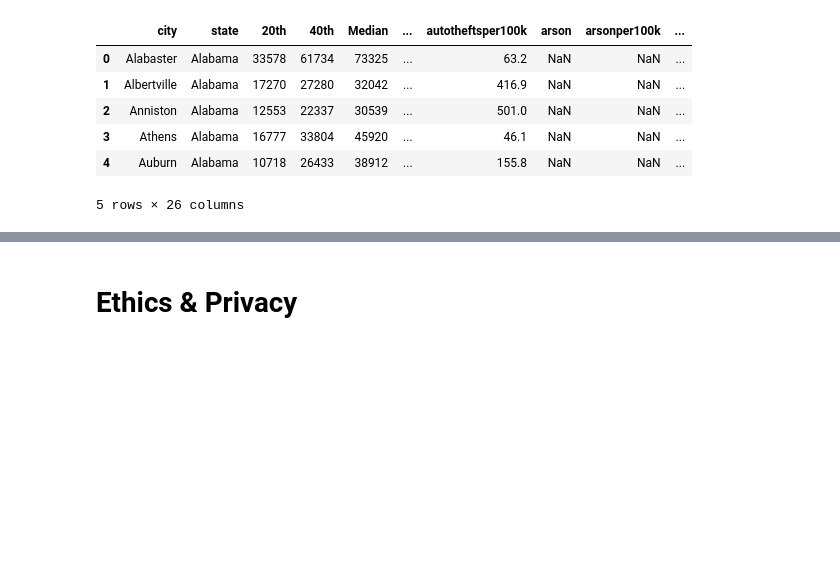
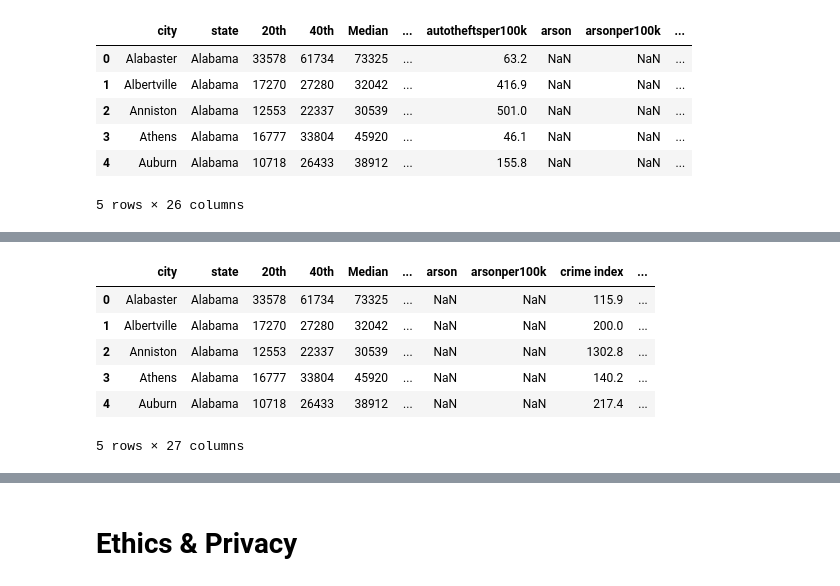
Before and after one commit to ewinterstorm/cogs108_finalproject, a Jupyter notebook: FinalProject.ipynb, the cells around one changed output, grey strips where cells are left out. Drawn from its saved outputs; the diff is of its cells as text; code cells hidden in the pictures; blank space fills up the shorter version.

```diff
--- a/FinalProject.ipynb
+++ b/FinalProject.ipynb
@@ -573 +576,21 @@ crime_income_df.head()
+# %%
+# Zipping the quintiles together so they're easy to digest in a function.
+quintile_values = list(zip(list(crime_income_df['20th']),list(crime_income_df['80th'])))
+# iterate through the tuples, creating the quintile share. Then, appending that to a list,
+# which will become our quintile ratio column.
+quintile_share = []
+for i in range(len(quintile_values)):
+    val = quintile_values[i][1] / quintile_values[i][0]
+    quintile_share.append(val)
+crime_income_df["quintile share"] = pd.Series(quintile_share)
+
+crime_income_df.head()
+# %% [output]
+|  | city | state | 20th | 40th | Median | ... | arson | arsonper100k | crime index | ... |
+| 0 | Alabaster | Alabama | 33578 | 61734 | 73325 | ... | NaN | NaN | 115.9 | ... |
+| 1 | Albertville | Alabama | 17270 | 27280 | 32042 | ... | NaN | NaN | 200.0 | ... |
+| 2 | Anniston | Alabama | 12553 | 22337 | 30539 | ... | NaN | NaN | 1302.8 | ... |
+| 3 | Athens | Alabama | 16777 | 33804 | 45920 | ... | NaN | NaN | 140.2 | ... |
+| 4 | Auburn | Alabama | 10718 | 26433 | 38912 | ... | NaN | NaN | 217.4 | ... |
+5 rows × 27 columns
 # %%
```
Also changed, not shown: parts of 16 cells of this notebook.
